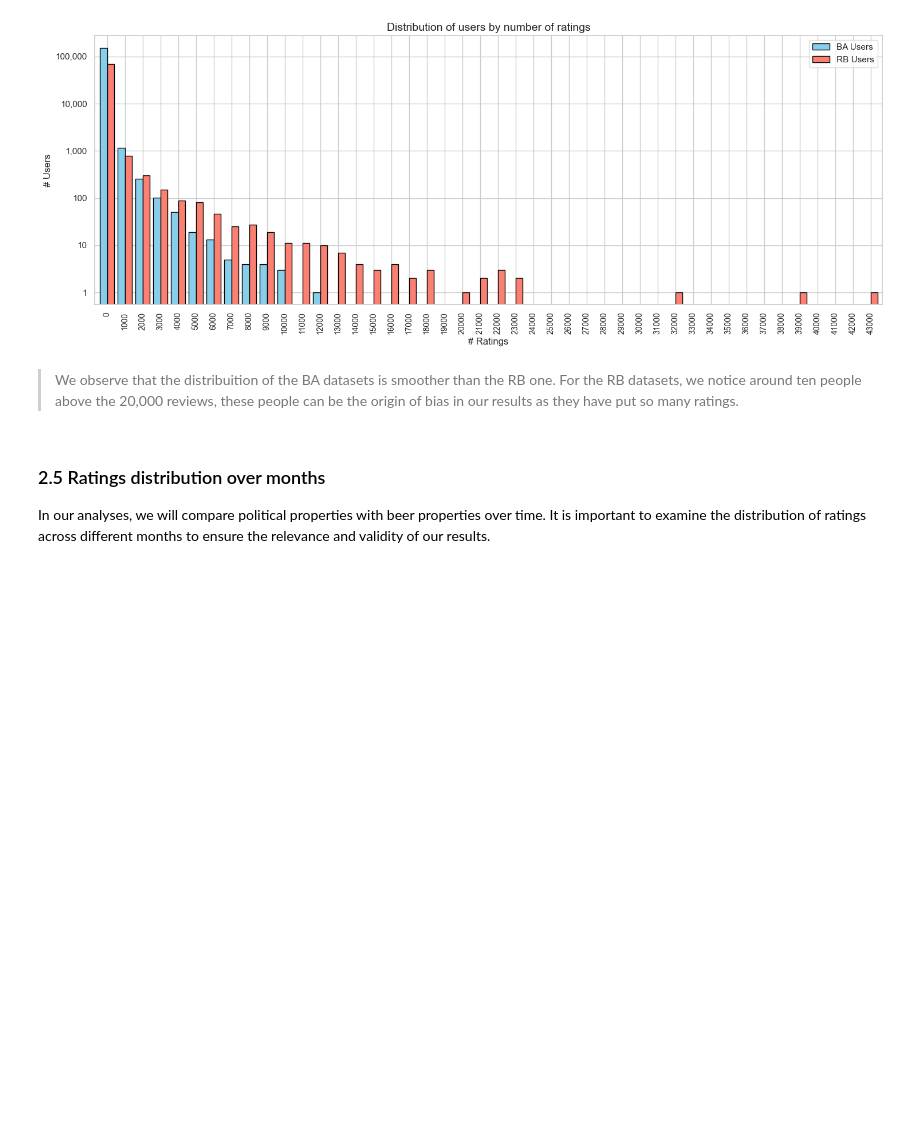
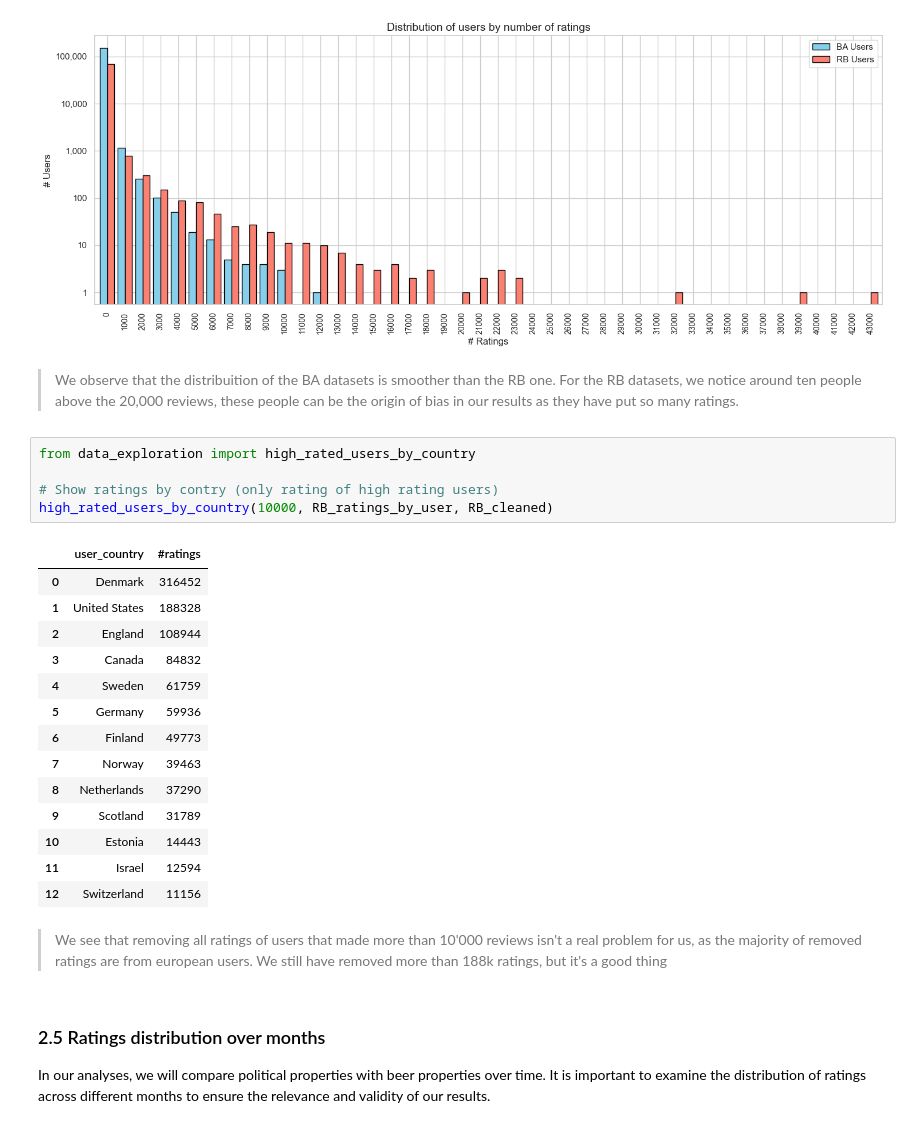
Before and after one commit to epfl-ada/ada-2024-project-casiervert952, a Jupyter notebook: results.ipynb, the cells around one changed output. Saved outputs shown, nothing was run; the diff lists cells and outputs as text; blank space fills up the shorter version.

```diff
--- a/results.ipynb
+++ b/results.ipynb
@@ -322,6 +323,28 @@ ploting_user_ratings_distribution(BA_ratings_bins, RB_ratings_bins)
 [figure]
 # %% [markdown]
 > We observe that the distribuition of the BA datasets is smoother than the RB one. For the RB datasets, we notice around ten people above the 20,000 reviews, these people can be the origin of bias in our results as they have put so many ratings.
+# %%
+from data_exploration import high_rated_users_by_country
+
+# Show ratings by contry (only rating of high rating users)
+high_rated_users_by_country(10000, RB_ratings_by_user, RB_cleaned)
+# %% [output]
+|  | user_country | #ratings |
+| 0 | Denmark | 316452 |
+| 1 | United States | 188328 |
+| 2 | England | 108944 |
+| 3 | Canada | 84832 |
+| 4 | Sweden | 61759 |
+| 5 | Germany | 59936 |
+| 6 | Finland | 49773 |
+| 7 | Norway | 39463 |
+| 8 | Netherlands | 37290 |
+| 9 | Scotland | 31789 |
+| 10 | Estonia | 14443 |
+| 11 | Israel | 12594 |
+| 12 | Switzerland | 11156 |
+# %% [markdown]
+> We see that removing all ratings of users that made more than 10'000 reviews isn't a real problem for us, as the majority of removed ratings are from european users. We still have removed more than 188k ratings, but it's a good thing
 # %% [markdown]
 ### 2.5 Ratings distribution over months
 
```
Also changed, not shown: parts of 21 cells of this notebook, 3 other files.
